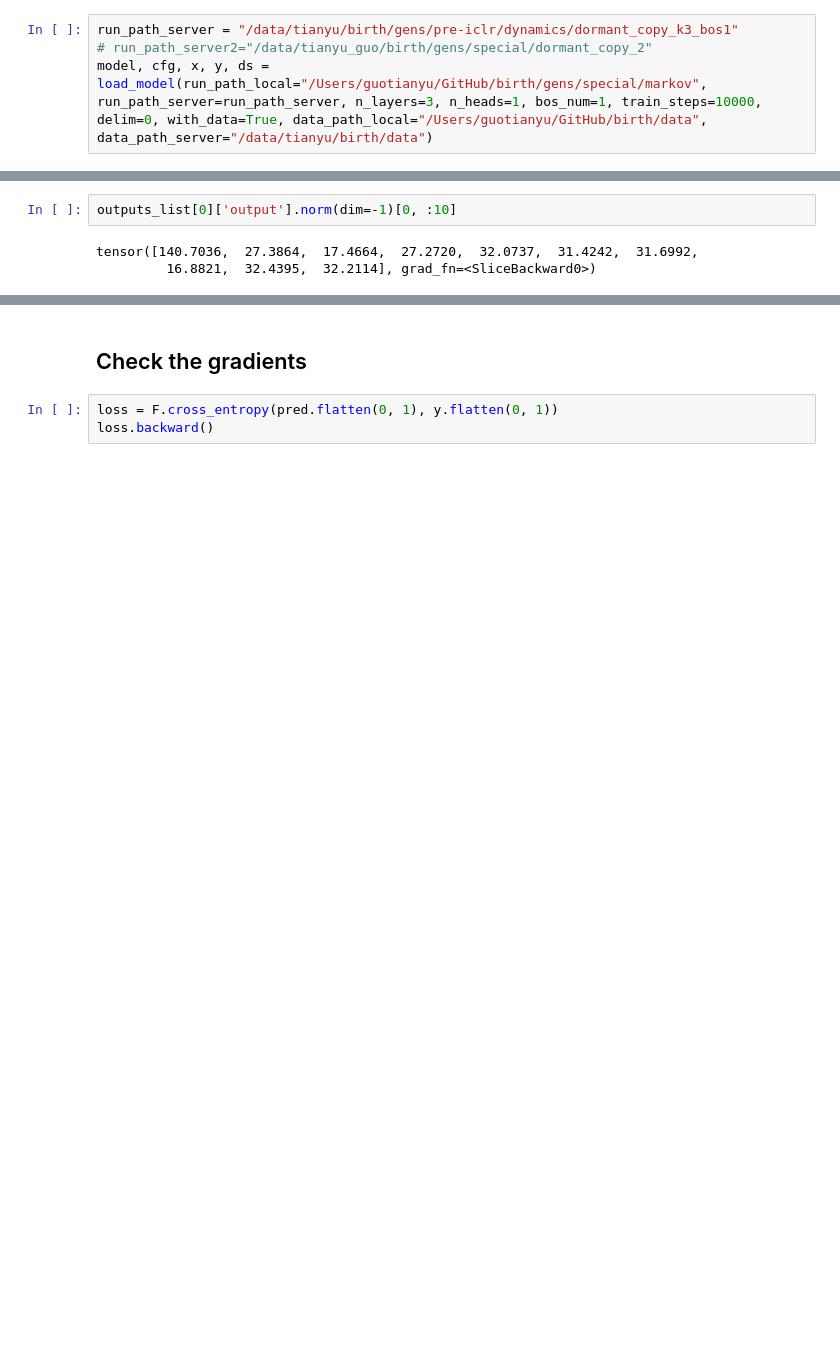
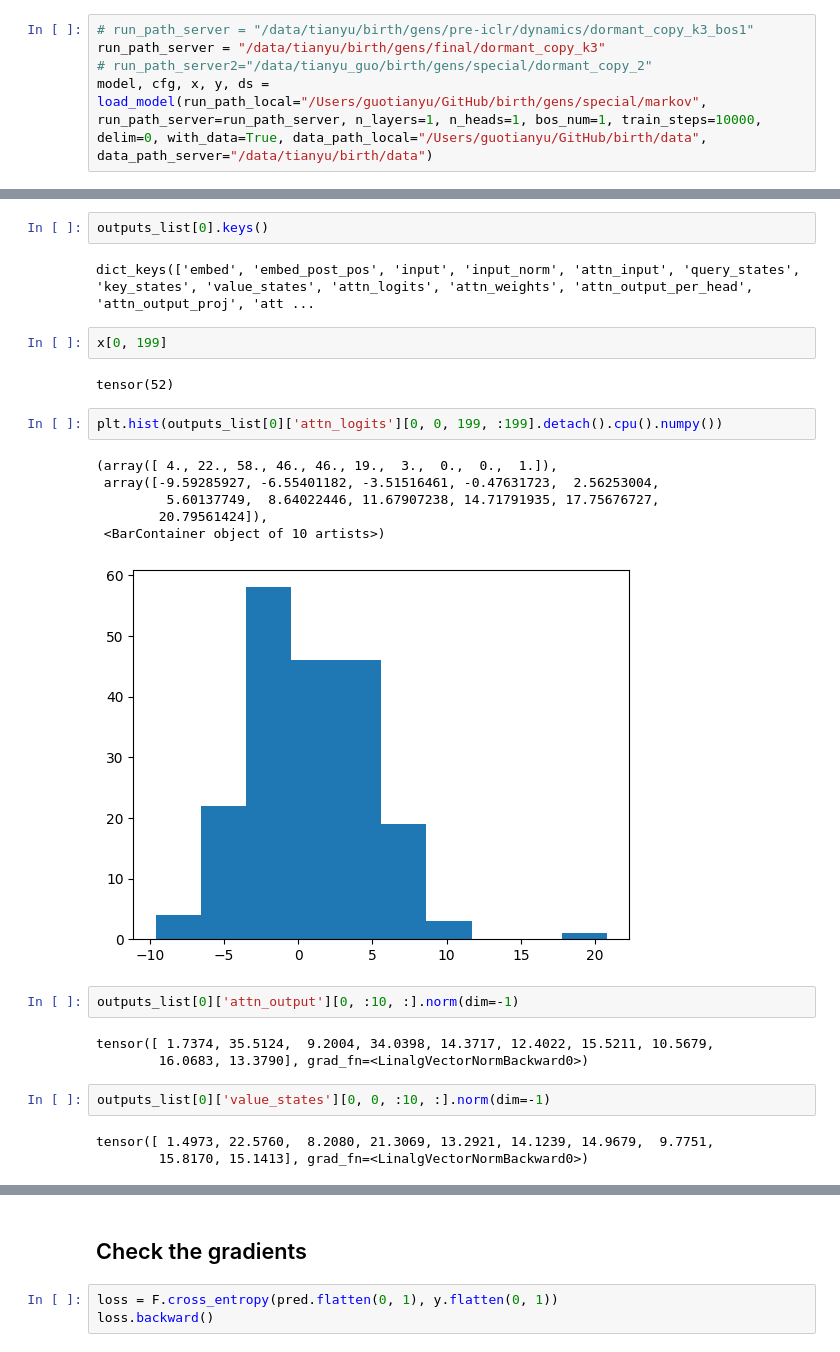
Before and after one commit to GuoTianYu2000/transformer-birth, a Jupyter notebook: Aug-28-check_dynamics.ipynb, the cells around one changed output, grey strips where cells are left out. Drawn from its saved outputs; the diff is of its cells as text; blank space fills up the shorter version.

Commit message:
post-iclr

```diff
--- a/Aug-28-check_dynamics.ipynb
+++ b/Aug-28-check_dynamics.ipynb
@@ -35,4 +33,5 @@ torch.cuda.set_device(3)
 # %%
-run_path_server = "/data/tianyu/birth/gens/pre-iclr/dynamics/dormant_copy_k3_bos1"
+# run_path_server = "/data/tianyu/birth/gens/pre-iclr/dynamics/dormant_copy_k3_bos1"
+run_path_server = "/data/tianyu/birth/gens/final/dormant_copy_k3"
 # run_path_server2="/data/tianyu_guo/birth/gens/special/dormant_copy_2"
-model, cfg, x, y, ds = load_model(run_path_local="/Users/guotianyu/GitHub/birth/gens/special/markov", run_path_server=run_path_server, n_layers=3, n_heads=1, bos_num=1, train_steps=10000, delim=0, with_data=True, data_path_local="/Users/guotianyu/GitHub/birth/data", data_path_server="/data/tianyu/birth/data")
+model, cfg, x, y, ds = load_model(run_path_local="/Users/guotianyu/GitHub/birth/gens/special/markov", run_path_server=run_path_server, n_layers=1, n_heads=1, bos_num=1, train_steps=10000, delim=0, with_data=True, data_path_local="/Users/guotianyu/GitHub/birth/data", data_path_server="/data/tianyu/birth/data")
@@ -42,5 +53,27 @@ pred, outputs_list = model.modified_forward_with_hook(x, hook)
+# %%
+outputs_list[0].keys()
+# %% [output]
+dict_keys(['embed', 'embed_post_pos', 'input', 'input_norm', 'attn_input', 'query_states', 'key_states', 'value_states', 'attn_logits', 'attn_weights', 'attn_output_per_head', 'attn_output_proj', 'att ...
+# %%
+x[0, 199]
+# %% [output]
+tensor(52)
+# %%
+plt.hist(outputs_list[0]['attn_logits'][0, 0, 199, :199].detach().cpu().numpy())
+# %% [output]
+(array([ 4., 22., 58., 46., 46., 19.,  3.,  0.,  0.,  1.]),
+ array([-9.59285927, -6.55401182, -3.51516461, -0.47631723,  2.56253004,
+         5.60137749,  8.64022446, 11.67907238, 14.71791935, 17.75676727,
+        20.79561424]),
+ <BarContainer object of 10 artists>)
+[figure, added]
 # %%
-outputs_list[0]['output'].norm(dim=-1)[0, :10]
+outputs_list[0]['attn_output'][0, :10, :].norm(dim=-1)
 # %% [output]
-tensor([140.7036,  27.3864,  17.4664,  27.2720,  32.0737,  31.4242,  31.6992,
-         16.8821,  32.4395,  32.2114], grad_fn=<SliceBackward0>)
+tensor([ 1.7374, 35.5124,  9.2004, 34.0398, 14.3717, 12.4022, 15.5211, 10.5679,
+        16.0683, 13.3790], grad_fn=<LinalgVectorNormBackward0>)
+# %%
+outputs_list[0]['value_states'][0, 0, :10, :].norm(dim=-1)
+# %% [output]
+tensor([ 1.4973, 22.5760,  8.2080, 21.3069, 13.2921, 14.1239, 14.9679,  9.7751,
+        15.8170, 15.1413], grad_fn=<LinalgVectorNormBackward0>)
```
Also changed, not shown: parts of 23 cells of this notebook, 42 other files.
